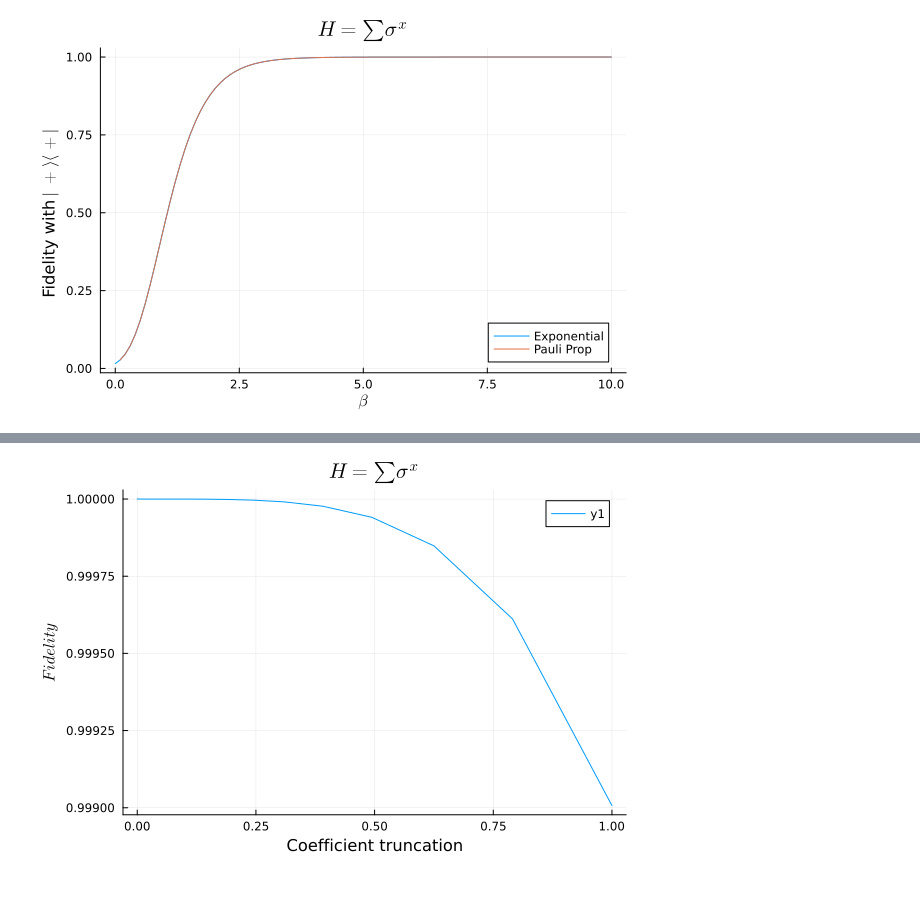
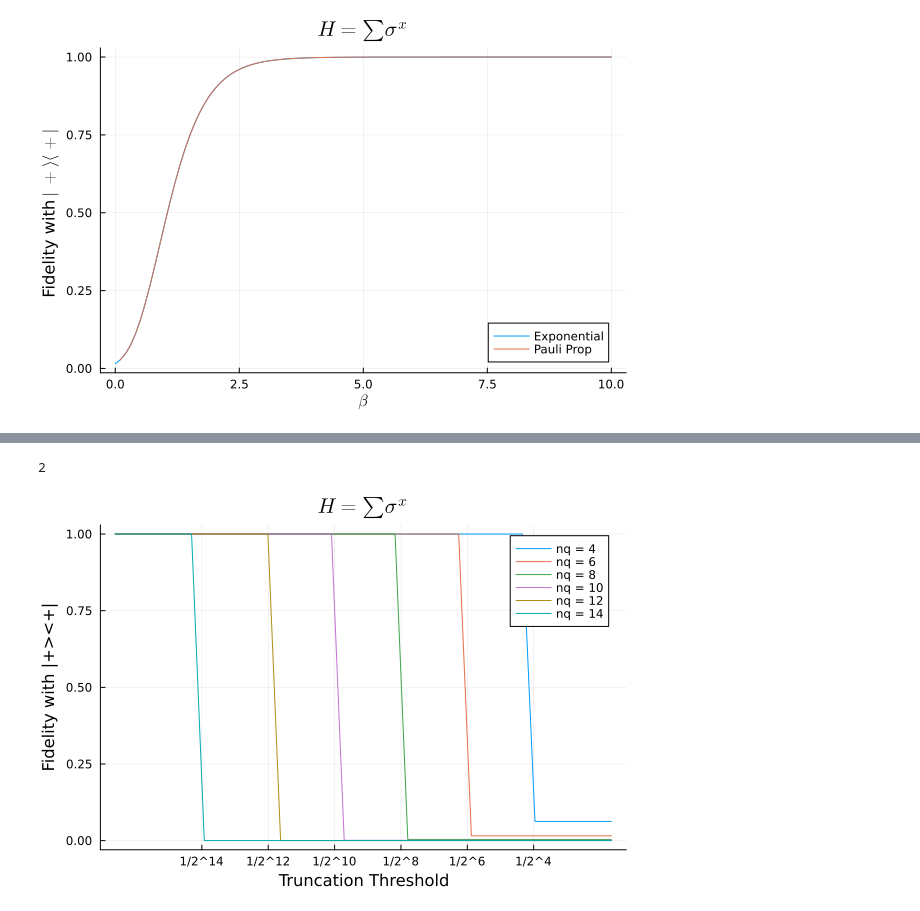
Before and after one commit to wrightjandrew/ImaginaryTimeEvolutionPauliPropagation, a Jupyter notebook: imaginaryTimeEvolution/proof_of_princ_thermal_state_prep (1).ipynb, the cells around one changed output, grey strips where cells are left out. Saved outputs shown, nothing was run; the diff lists cells and outputs as text; code cells hidden in the pictures.

```diff
--- a/imaginaryTimeEvolution/proof_of_princ_thermal_state_prep (1).ipynb
+++ b/imaginaryTimeEvolution/proof_of_princ_thermal_state_prep (1).ipynb
@@ -22,5 +18,5 @@ using Plots
 using LinearAlgebra
 using LaTeXStrings
 # %%
-θ = 0.1im
+θ = 1im
 # %% [output]
@@ -41,7 +37,7 @@ rzmap = totransfermap(rzptm)
 rxmap = totransfermap(rxptm)
 rzzmap = totransfermap(rzzptm);
 # %%
-nq = 6
+nq = 5
 topology = bricklayertopology(nq)
 
 # the circuit
@@ -72,21 +67,23 @@ append!(circuit, TransferMapGate(rxmap, ii) for ii in 1:nq);
 # %%
 # Zoe Version
 
-nls = 100
+nls = 10
 
 pstr = PauliString(nq, :I, 1)
 psum = PauliSum(pstr)
 beta = Float64[]
 
-
 overlapsEvery = Float64[]
 for i in 1:nls
-    psum = propagate!(circuit, psum)
-    psum = mult!(psum, 1/((2^nq)*getcoeff(psum, :I, 1)))
+    psum = propagate!(circuit, psum, normalization=true)
+    #psum = mult!(psum, 1/((2^nq)*getcoeff(psum, :I, 1)))
     push!(overlapsEvery, overlapwithplus(psum))
     push!(beta, 0.1*i)
+    println(psum)
 end
 
+pstr = PauliString(nq, :I, 1)
+psum = PauliSum(pstr)
 overlapsEnd = Float64[]
 for i in 1:nls
     psum = propagate!(circuit, psum)
@@ -228,22 +246,46 @@ append!(circuit, TransferMapGate(rxmap, ii) for ii in 1:nq);
+# %%
+size(nq)[1]
+# %% [output]
+2
 # %%
-minCoeff = 10 .^ LinRange(-5,0, 50)
-overlap = Float64[]
-nls = 100
-nq = 10
-pstr = PauliString(nq, :I, 1)
-for i in minCoeff
-    overlapLoop = Float64[]
-    psum = PauliSum(pstr)
-    for j in 1:nls
-        psum = propagate!(circuit, psum; min_abs_coeff=i)
-        #psum /= (2^nq*getcoeff(psum, :I, 1))
-        psumEval = psum/(2^nq*getcoeff(psum, :I, 1))
-        push!(overlapLoop, overlapwithplus(psumEval))
+nq = [4,6,8,10,12,14]
+plot()  # Initialize the plot
+
+for i in 1:length(nq)
+    topology = bricklayertopology(nq[i])
+
+    # Define the circuit
+    circuit = Gate[]
+    append!(circuit, TransferMapGate(rxmap, ii) for ii in 1:nq[i])
+    # append!(circuit, TransferMapGate([ii], rzmap) for ii in 1:nq[i])
+    # append!(circuit, TransferMapGate(collect(pair), rzzmap) for pair in topology)
+
+    minCoeff = 10 .^ LinRange(-5, -0.5, 40)
+    overlap = Float64[]
+    nls = 50
+    pstr = PauliString(nq[i], :I, 1)
+
+    for j in minCoeff
+        overlapLoop = Float64[]
+        psum = PauliSum(pstr)
+
+        for _ in 1:nls  # Use underscore for unused loop variable
+            psum = propagate!(circuit, psum; min_abs_coeff=j, normalization=true)
+            push!(overlapLoop, overlapwithplus(psum))
+        end
+
+        push!(overlap, overlapLoop[end])
     end
-    push!(overlap, overlapLoop[end])
+
+    plot!(minCoeff, overlap, ylabel="Fidelity with |+><+|", xlabel="Truncation Threshold",
+          title=L"H = \sum \sigma^x", xscale=:log10, label="nq = $(nq[i])")
 end
+# Set custom x-axis ticks at 1/2^nq[i]
+xtick_positions = 1.0 ./ (2 .^ nq)  # Compute tick positions
+xtick_labels = ["1/2^$(nq[i])" for i in 1:length(nq)]  # Generate labels
 
-plot(minCoeff, overlap, ylabel=L"Fidelity", xlabel="Coefficient truncation", title=L"H = \sum \sigma^x")
+plot!(xticks=(xtick_positions, xtick_labels))  # Apply x-axis ticks
+display(plot!())  # Display the plot
 # %% [output]
-[figure, old version]
+[figure, new version]
 # %%
```
Also changed, not shown: parts of 10 cells of this notebook, 6 other files.
